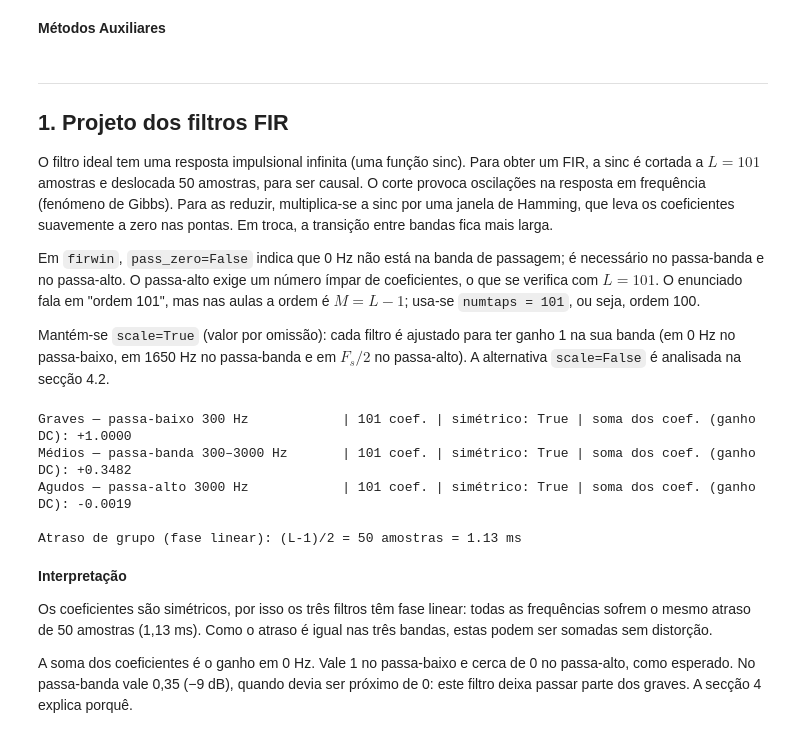
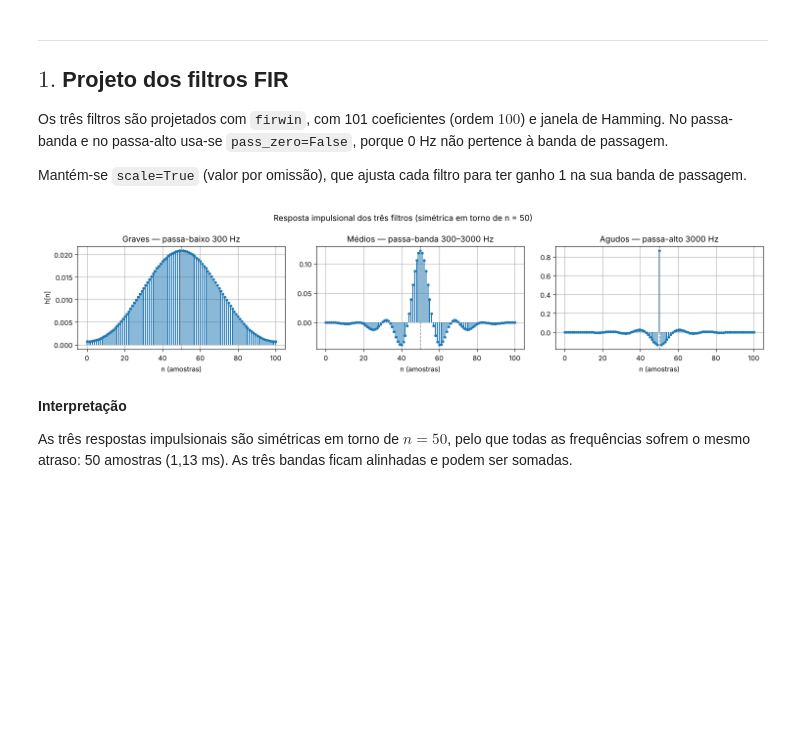
Before and after one commit to TeeVee304/psm-tp1-49774-51811, a Jupyter notebook: parteA/PSM_2627_TP1_ParteA.ipynb, the cells around one changed output. Cells and saved outputs as stored; diff of their text form; code cells hidden in the pictures; blank space fills up the shorter version.

```diff
--- a/parteA/PSM_2627_TP1_ParteA.ipynb
+++ b/parteA/PSM_2627_TP1_ParteA.ipynb
@@ -47,3 +40 @@ os.makedirs(PASTA_AUDIO, exist_ok=True)
-# %% [markdown]
-**Métodos Auxiliares**
 # %%
@@ -77,36 +117,31 @@ def gravar_wav(caminho, x, fs=Fs):
 # %% [markdown]
 ---
-## 1. Projeto dos filtros FIR
+## $1.$ Projeto dos filtros FIR
 
-O filtro ideal tem uma resposta impulsional infinita (uma função sinc). Para obter um FIR, a sinc é cortada a $L = 101$ amostras e deslocada 50 amostras, para ser causal. O corte provoca oscilações na resposta em frequência (fenómeno de Gibbs). Para as reduzir, multiplica-se a sinc por uma janela de Hamming, que leva os coeficientes suavemente a zero nas pontas. Em troca, a transição entre bandas fica mais larga.
+Os três filtros são projetados com `firwin`, com 101 coeficientes (ordem $100$) e janela de Hamming. No passa-banda e no passa-alto usa-se `pass_zero=False`, porque 0 Hz não pertence à banda de passagem.
 
-Em `firwin`, `pass_zero=False` indica que 0 Hz não está na banda de passagem; é necessário no passa-banda e no passa-alto. O passa-alto exige um número ímpar de coeficientes, o que se verifica com $L = 101$. O enunciado fala em "ordem 101", mas nas aulas a ordem é $M = L - 1$; usa-se `numtaps = 101`, ou seja, ordem 100.
-
-Mantém-se `scale=True` (valor por omissão): cada filtro é ajustado para ter ganho 1 na sua banda (em 0 Hz no passa-baixo, em 1650 Hz no passa-banda e em $F_s/2$ no passa-alto). A alternativa `scale=False` é analisada na secção 4.2.
+Mantém-se `scale=True` (valor por omissão), que ajusta cada filtro para ter ganho 1 na sua banda de passagem.
 # %%
-h_graves = firwin(L, fc1,        window='hamming', fs=Fs)                   # passa-baixo
-h_medios = firwin(L, [fc1, fc2], window='hamming', fs=Fs, pass_zero=False)  # passa-banda
-h_agudos = firwin(L, fc2,        window='hamming', fs=Fs, pass_zero=False)  # passa-alto
+h_low = firwin(L, fc1,        window='hamming', fs=Fs)                   # passa-baixo
+h_mid = firwin(L, [fc1, fc2], window='hamming', fs=Fs, pass_zero=False)  # passa-banda
+h_high = firwin(L, fc2,       window='hamming', fs=Fs, pass_zero=False)  # passa-alto
 
-FILTROS = [(h_graves, f'Graves — passa-baixo {fc1} Hz'),
-           (h_medios, f'Médios — passa-banda {fc1}–{fc2} Hz'),
-           (h_agudos, f'Agudos — passa-alto {fc2} Hz')]
+FILTERS = [(h_low, f'Graves — passa-baixo {fc1} Hz'),
+           (h_mid, f'Médios — passa-banda {fc1}–{fc2} Hz'),
+           (h_high, f'Agudos — passa-alto {fc2} Hz')]
 
-for h, nome in FILTROS:
-    simetrico = np.allclose(h, h[::-1])
-    print(f'{nome:38s} | {len(h)} coef. | simétrico: {simetrico} | soma dos coef. (ganho DC): {h.sum():+.4f}')
-
-atraso = (L - 1) // 2
-print(f'\nAtraso de grupo (fase linear): (L-1)/2 = {atraso} amostras = {1000*atraso/Fs:.2f} ms')
+fig, axs = plt.subplots(1, 3, figsize=(15, 3.5))
+for ax, (h, name) in zip(axs, FILTERS):
+    markers = ax.stem(np.arange(L), h, basefmt=' ')[0]
+    markers.set_markersize(3)
+    ax.axvline((L - 1) / 2, color='gray', ls='--', lw=1)
+    ax.set_title(name); ax.set_xlabel('n (amostras)')
+axs[0].set_ylabel('h[n]')
+fig.suptitle('Resposta impulsional dos três filtros (simétrica em torno de n = 50)')
+plt.tight_layout(); plt.show()
 # %% [output]
-Graves — passa-baixo 300 Hz            | 101 coef. | simétrico: True | soma dos coef. (ganho DC): +1.0000
-Médios — passa-banda 300–3000 Hz       | 101 coef. | simétrico: True | soma dos coef. (ganho DC): +0.3482
-Agudos — passa-alto 3000 Hz            | 101 coef. | simétrico: True | soma dos coef. (ganho DC): -0.0019
-
-Atraso de grupo (fase linear): (L-1)/2 = 50 amostras = 1.13 ms
+[figure, added]
 # %% [markdown]
 **Interpretação**
 
-Os coeficientes são simétricos, por isso os três filtros têm fase linear: todas as frequências sofrem o mesmo atraso de 50 amostras (1,13 ms). Como o atraso é igual nas três bandas, estas podem ser somadas sem distorção.
-
-A soma dos coeficientes é o ganho em 0 Hz. Vale 1 no passa-baixo e cerca de 0 no passa-alto, como esperado. No passa-banda vale 0,35 (−9 dB), quando devia ser próximo de 0: este filtro deixa passar parte dos graves. A secção 4 explica porquê.
+As três respostas impulsionais são simétricas em torno de $n = 50$, pelo que todas as frequências sofrem o mesmo atraso: 50 amostras (1,13 ms). As três bandas ficam alinhadas e podem ser somadas.
```
Also changed, not shown: parts of 36 cells of this notebook.
